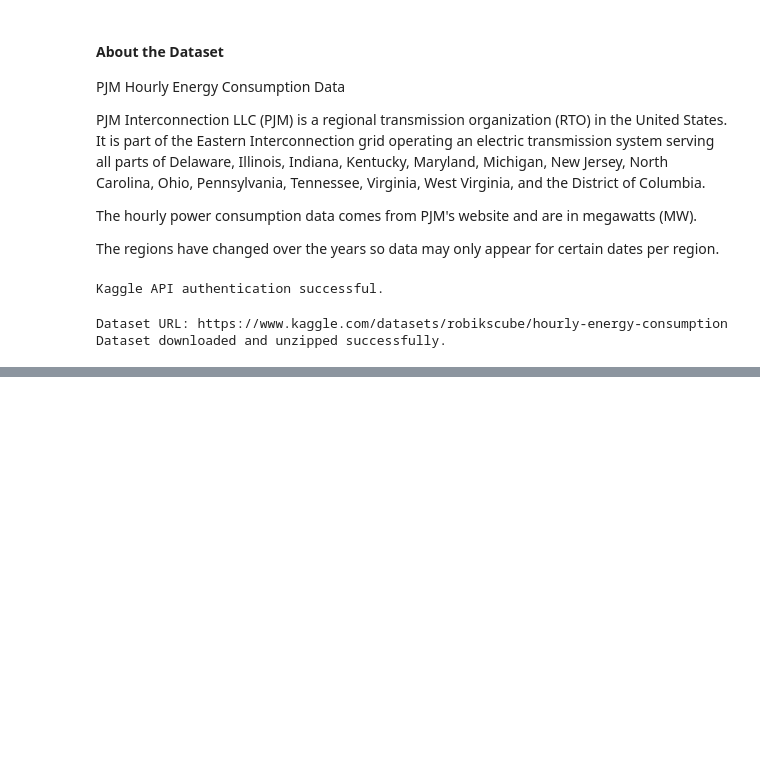
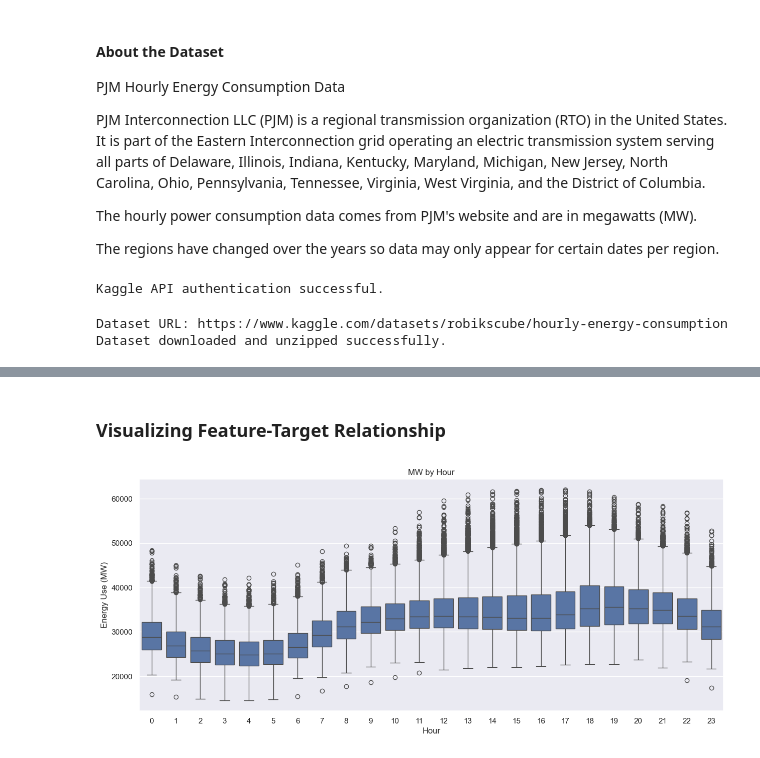
Before and after one commit to techWithRenZ/PJM-Energy-Consumption-Forecasting-Using-XGBoost, a Jupyter notebook: Predictive Energy Consumption Modeling Using Time Series Forecasting with XGBoost in Python.ipynb, the cells around one changed output, grey strips where cells are left out. Saved outputs shown, nothing was run; the diff lists cells and outputs as text; code cells hidden in the pictures; blank space fills up the shorter version.

```diff
--- a/Predictive Energy Consumption Modeling Using Time Series Forecasting with XGBoost in Python.ipynb
+++ b/Predictive Energy Consumption Modeling Using Time Series Forecasting with XGBoost in Python.ipynb
@@ -57,0 +155,16 @@ df.head()
+# %%
+def create_features(df):
+    """
+    Create time series features based on time series index.
+    """
+    df = df.copy()
+    df['hour'] = df.index.hour
+    df['day_of_week'] = df.index.day_of_week
+    df['quarter'] = df.index.quarter
+    df['month'] = df.index.month
+    df['year'] = df.index.year
+    df['day_of_year'] = df.index.day_of_year
+    return df
+
+df = create_features(df)
+df.head()
@@ -57,0 +179,11 @@ df.head()
+# %% [markdown]
+### Visualizing Feature-Target Relationship
+# %%
+plt.figure(figsize=(15, 6))
+sns.boxplot(data=df, x='hour', y='PJME_MW')
+plt.title('MW by Hour')
+plt.xlabel('Hour')
+plt.ylabel('Energy Use (MW)')
+plt.show()
+# %% [output]
+[figure, added]
```
Also changed, not shown: parts of 34 cells of this notebook.
